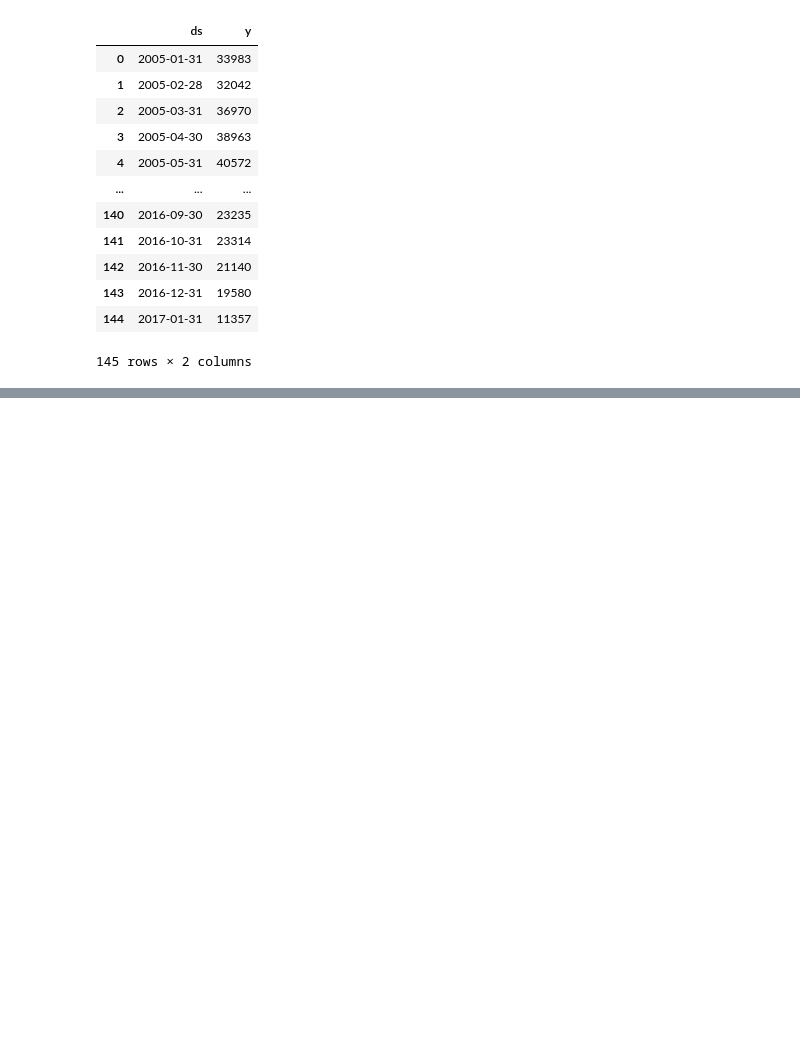
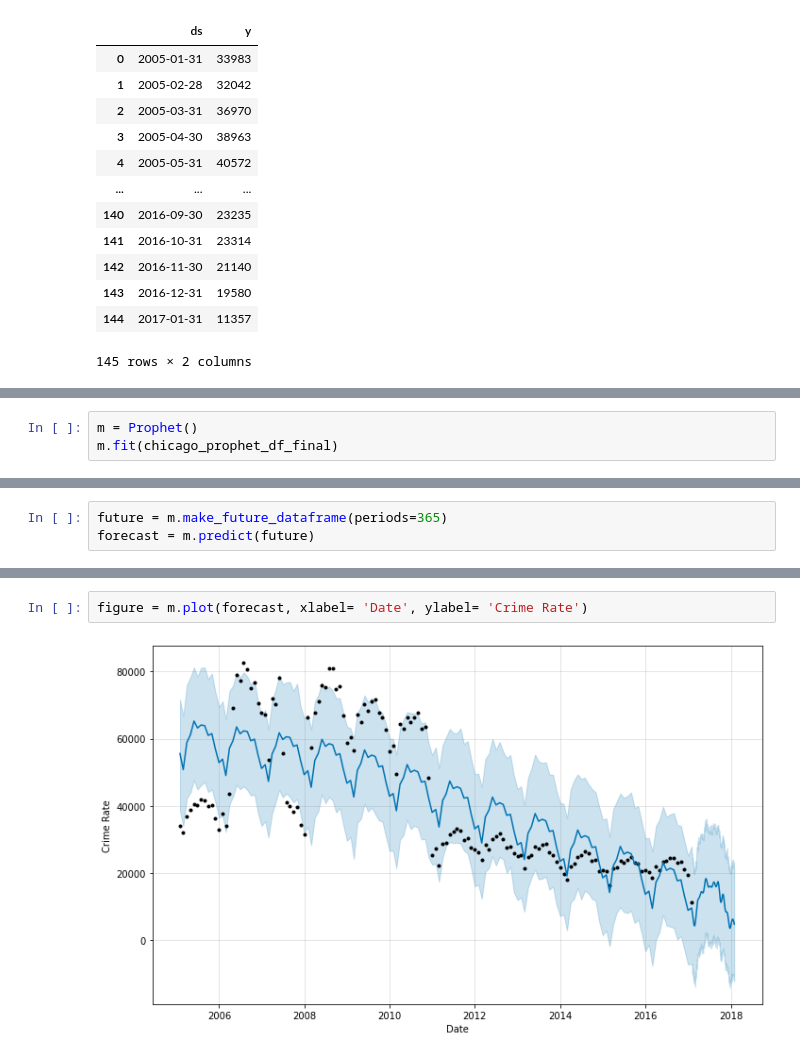
Before and after one commit to Hoangvo92/Machine-Learning-Practice-Projects, a Jupyter notebook: predictCrimeRateChicago/predict_crime_rate_in_chicago.ipynb, the cells around one changed output, grey strips where cells are left out. Saved outputs shown, nothing was run; the diff lists cells and outputs as text; blank space fills up the shorter version.

Commit message:
done project crime rate

```diff
--- a/predictCrimeRateChicago/predict_crime_rate_in_chicago.ipynb
+++ b/predictCrimeRateChicago/predict_crime_rate_in_chicago.ipynb
@@ -355,0 +360,3 @@ chicago_prophet_df_final
+# %%
+m = Prophet()
+m.fit(chicago_prophet_df_final)
@@ -355,0 +367,3 @@ chicago_prophet_df_final
+# %%
+future = m.make_future_dataframe(periods=365)
+forecast = m.predict(future)
@@ -355,0 +386,4 @@ chicago_prophet_df_final
+# %%
+figure = m.plot(forecast, xlabel= 'Date', ylabel= 'Crime Rate')
+# %% [output]
+[figure, added]
```
Also changed, not shown: parts of 9 cells of this notebook.
